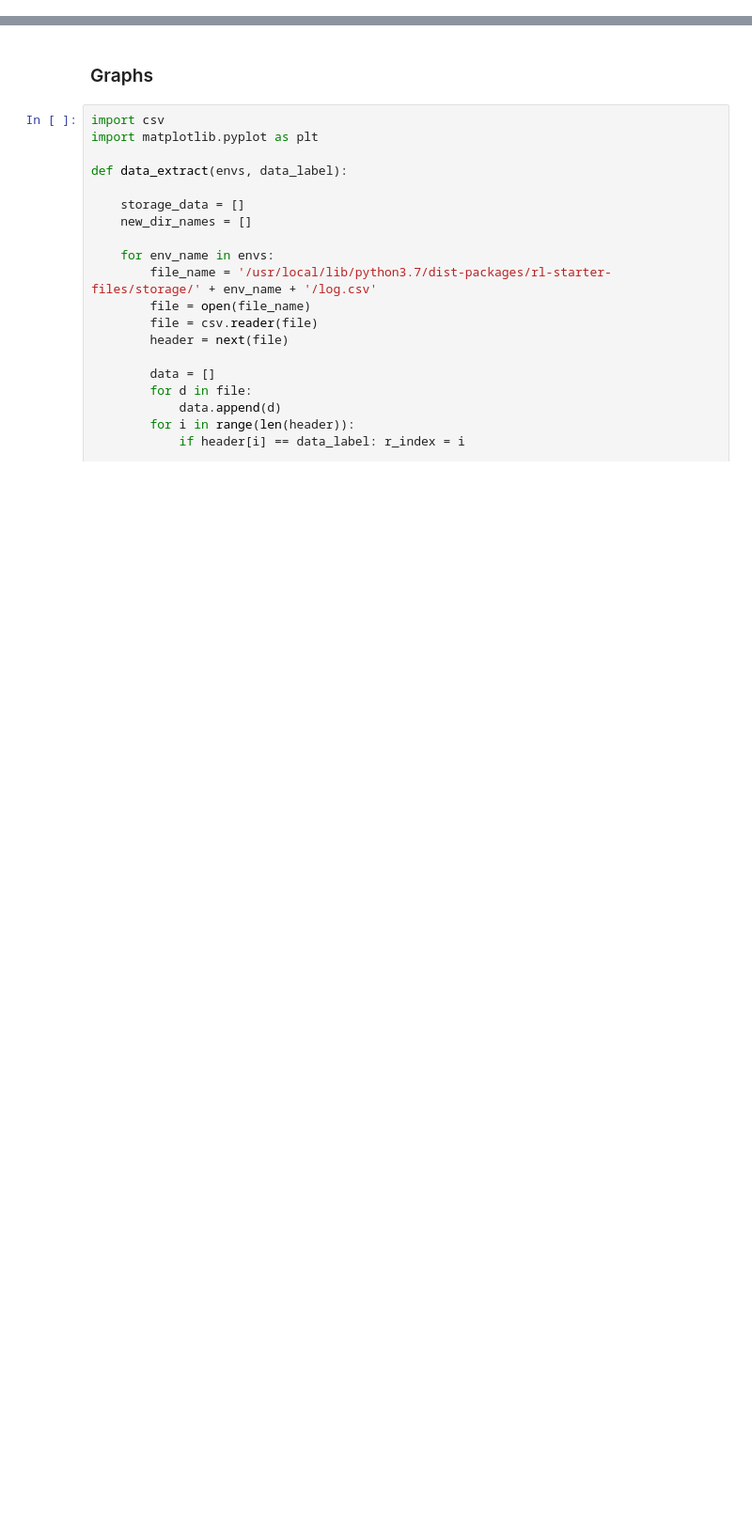
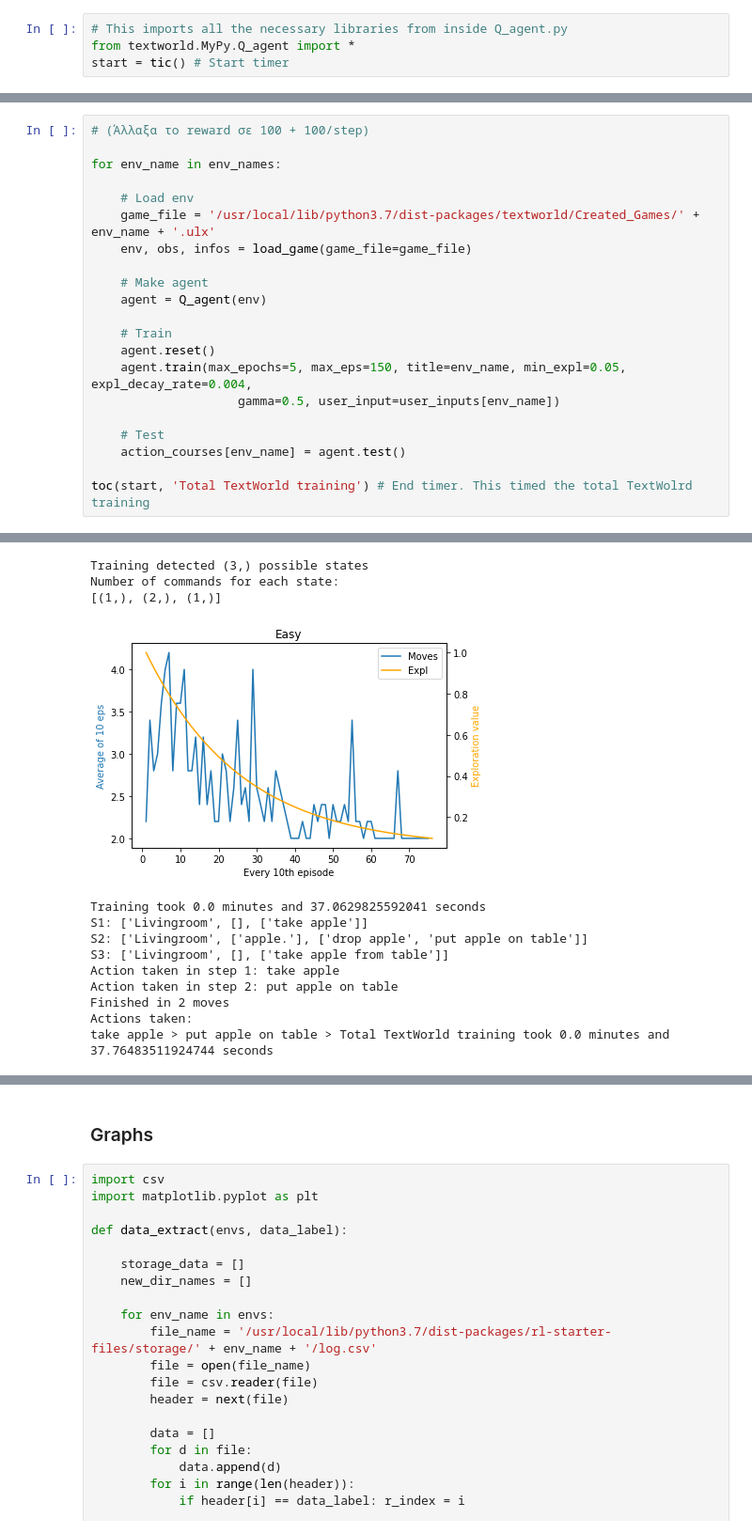
Before and after one commit to AthanasiosPetsanis/DiplomaClone, a Jupyter notebook: Main.ipynb, the cells around one changed output, grey strips where cells are left out. Shown: that part at 94% size. Saved outputs shown, nothing was run; the diff lists cells and outputs as text; blank space fills up the shorter version.

```diff
--- a/Main.ipynb
+++ b/Main.ipynb
@@ -281,0 +73,4 @@ U 203 | F 415744 | FPS 0817
+# %%
+# This imports all the necessary libraries from inside Q_agent.py
+from textworld.MyPy.Q_agent import *
+start = tic() # Start timer
@@ -281,0 +105,22 @@ U 203 | F 415744 | FPS 0817
+# %%
+# (Άλλαξα το reward σε 100 + 100/step)
+
+for env_name in env_names:
+
+    # Load env
+    game_file = '/usr/local/lib/python3.7/dist-packages/textworld/Created_Games/' + env_name + '.ulx'
+    env, obs, infos = load_game(game_file=game_file)
+
+    # Make agent
+    agent = Q_agent(env)
+
+    # Train
+    agent.reset()
+    agent.train(max_epochs=5, max_eps=150, title=env_name, min_expl=0.05, expl_decay_rate=0.004,
+                    gamma=0.5, user_input=user_inputs[env_name])
+
+    # Test
+    action_courses[env_name] = agent.test()
+
+toc(start, 'Total TextWorld training') # End timer. This timed the total TextWolrd training
+# %% [output]
@@ -281,0 +144,13 @@ U 203 | F 415744 | FPS 0817
+Training detected (3,) possible states
+Number of commands for each state:
+[(1,), (2,), (1,)]
+[figure, added]
+Training took 0.0 minutes and 37.0629825592041 seconds
+S1: ['Livingroom', [], ['take apple']]
+S2: ['Livingroom', ['apple.'], ['drop apple', 'put apple on table']]
+S3: ['Livingroom', [], ['take apple from table']]
+Action taken in step 1: take apple
+Action taken in step 2: put apple on table
+Finished in 2 moves
+Actions taken:
+take apple > put apple on table > Total TextWorld training took 0.0 minutes and 37.76483511924744 seconds
```
Also changed, not shown: parts of 40 cells of this notebook.
